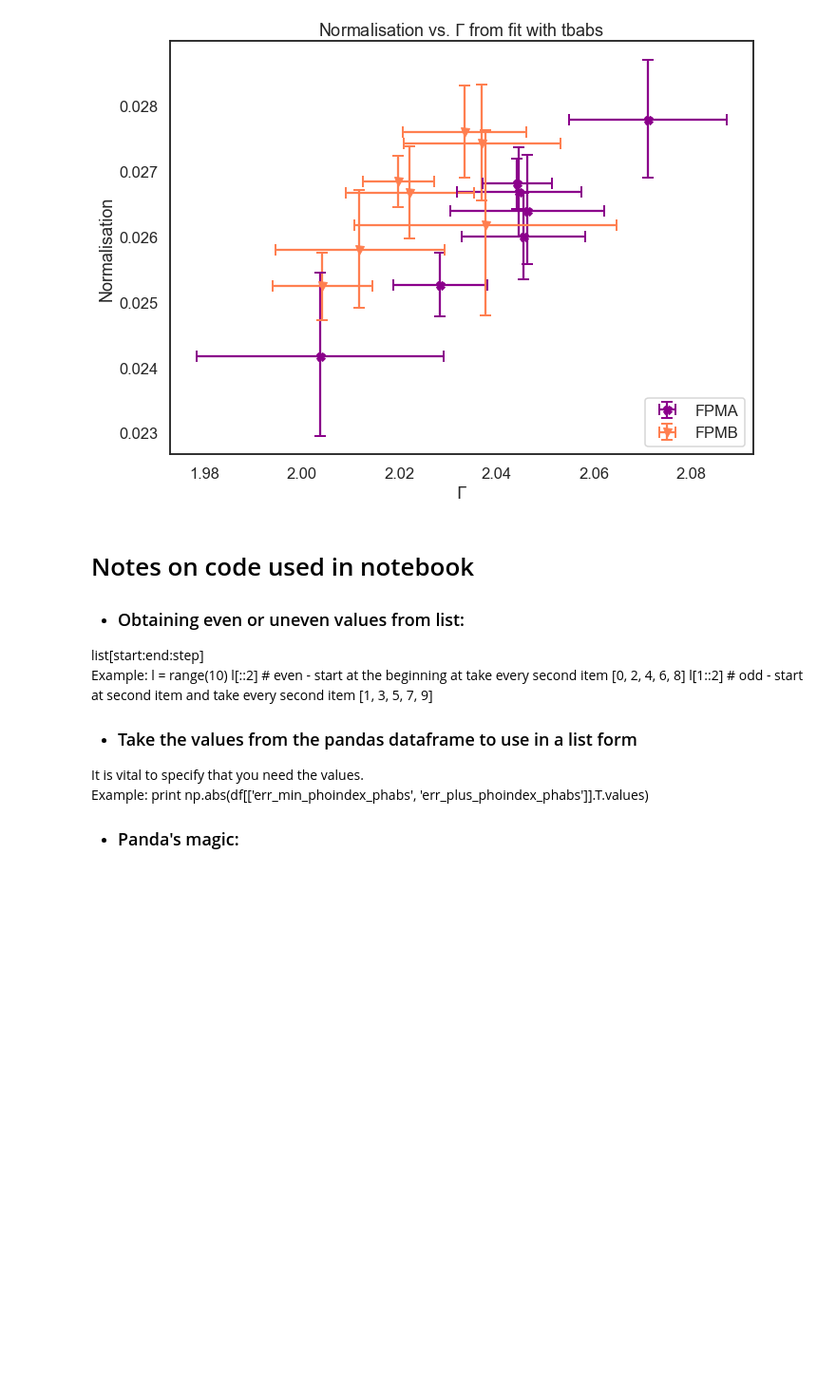
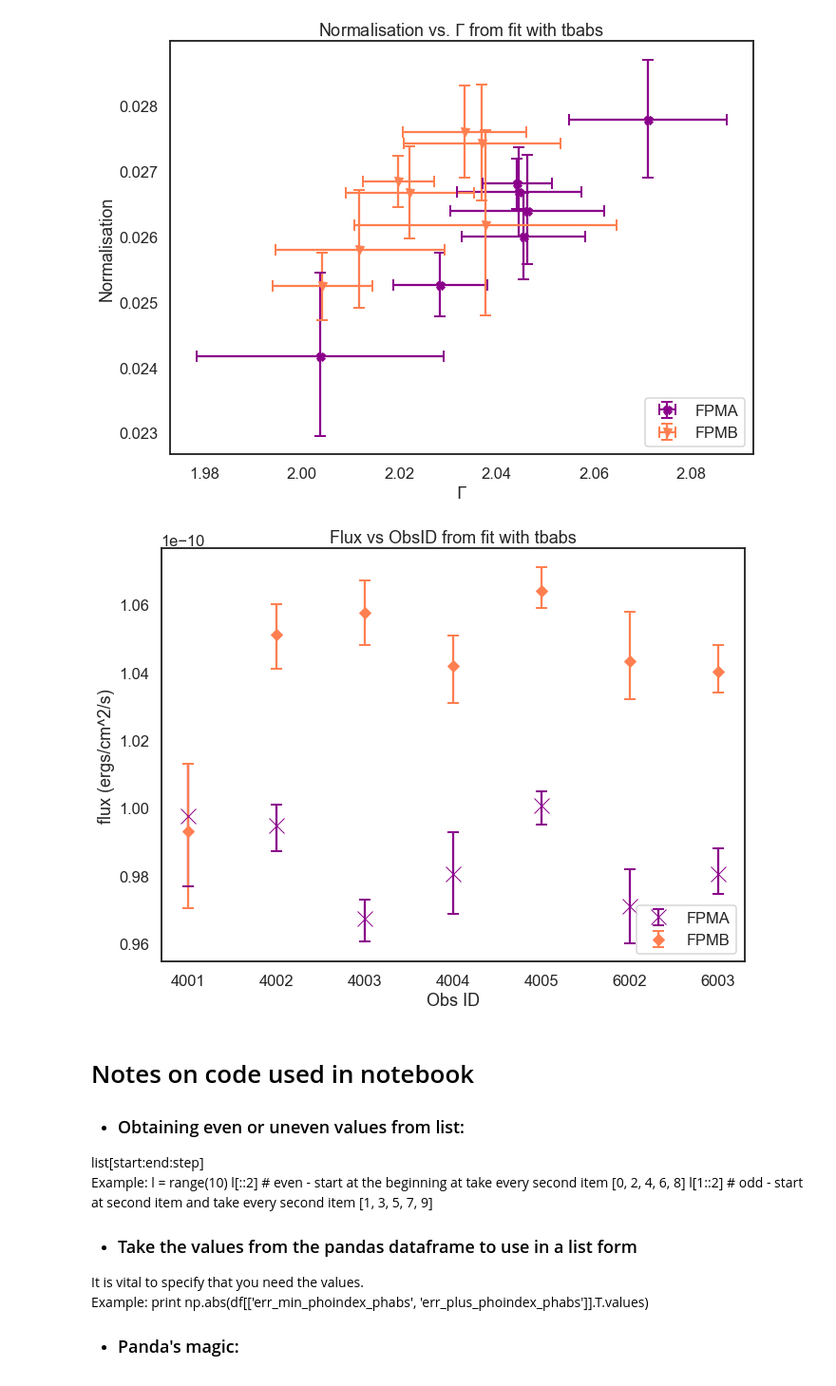
Before and after one commit to sstraal/G21.5-0.9, a Jupyter notebook: G21.5-0.9_NuSTAR_analysis.ipynb, the cells around one changed output. Shown at 95% size. Cells and saved outputs as stored; diff of their text form; code cells hidden in the pictures; blank space fills up the shorter version.

```diff
--- a/G21.5-0.9_NuSTAR_analysis.ipynb
+++ b/G21.5-0.9_NuSTAR_analysis.ipynb
@@ -177,22 +178,24 @@ plt.show()
 # %%
 fig = plt.figure(figsize=(11,8))
 ax = fig.add_subplot(1,1,1)
 
 df['err_min_flux_tbabs']=df['flux_tbabs']-df['flux_min_tbabs']
 df['err_plus_flux_tbabs']=df['flux_max_tbabs']-df['flux_tbabs']
 yerrs0=np.abs(df[['err_min_flux_tbabs', 'err_plus_flux_tbabs']][::2].T.values)
 yerrs1=np.abs(df[['err_min_flux_tbabs', 'err_plus_flux_tbabs']][1::2].T.values)
 
 # Even entries are the FPMA observations (count starts at 0), uneven entries are the FPMB observations
-plt.errorbar(df['Obs'][::2], df['flux_phabs'][::2], yerr=yerrs0, fmt='x', markersize=16, color='darkmagenta', capsize=6, capthick=2, label ='FPMA')
-plt.errorbar(df['Obs'][1::2], df['flux_phabs'][1::2], yerr=yerrs1, fmt='D', color='coral', capsize=6, capthick=2, label ='FPMB')
+plt.errorbar(df['Obs'][::2], df['flux_tbabs'][::2], yerr=yerrs0, fmt='x', markersize=16, color='darkmagenta', capsize=6, capthick=2, label ='FPMA')
+plt.errorbar(df['Obs'][1::2], df['flux_tbabs'][1::2], yerr=yerrs1, fmt='D', color='coral', capsize=6, capthick=2, label ='FPMB')
 
 plt.ylabel('flux (ergs/cm^2/s)')
 plt.xlabel('Obs ID')
-plt.title('Flux vs ObsID from fit with phabs')
+plt.title('Flux vs ObsID from fit with tbabs')
 
 plt.legend(loc=4)
 plt.show()
+# %% [output]
+[figure, added]
 # %% [markdown]
 # Notes on code used in notebook
 
```
Also changed, not shown: parts of 1 cell of this notebook.
